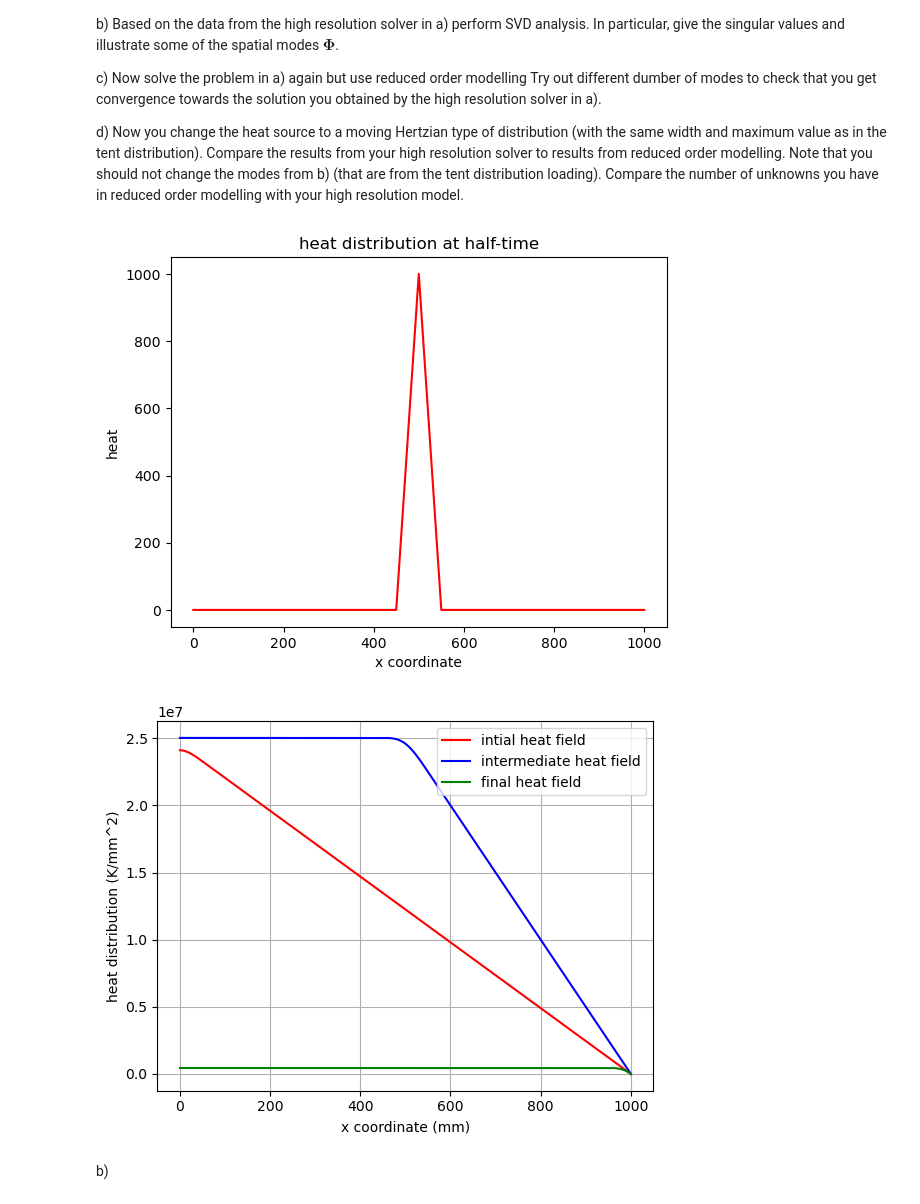
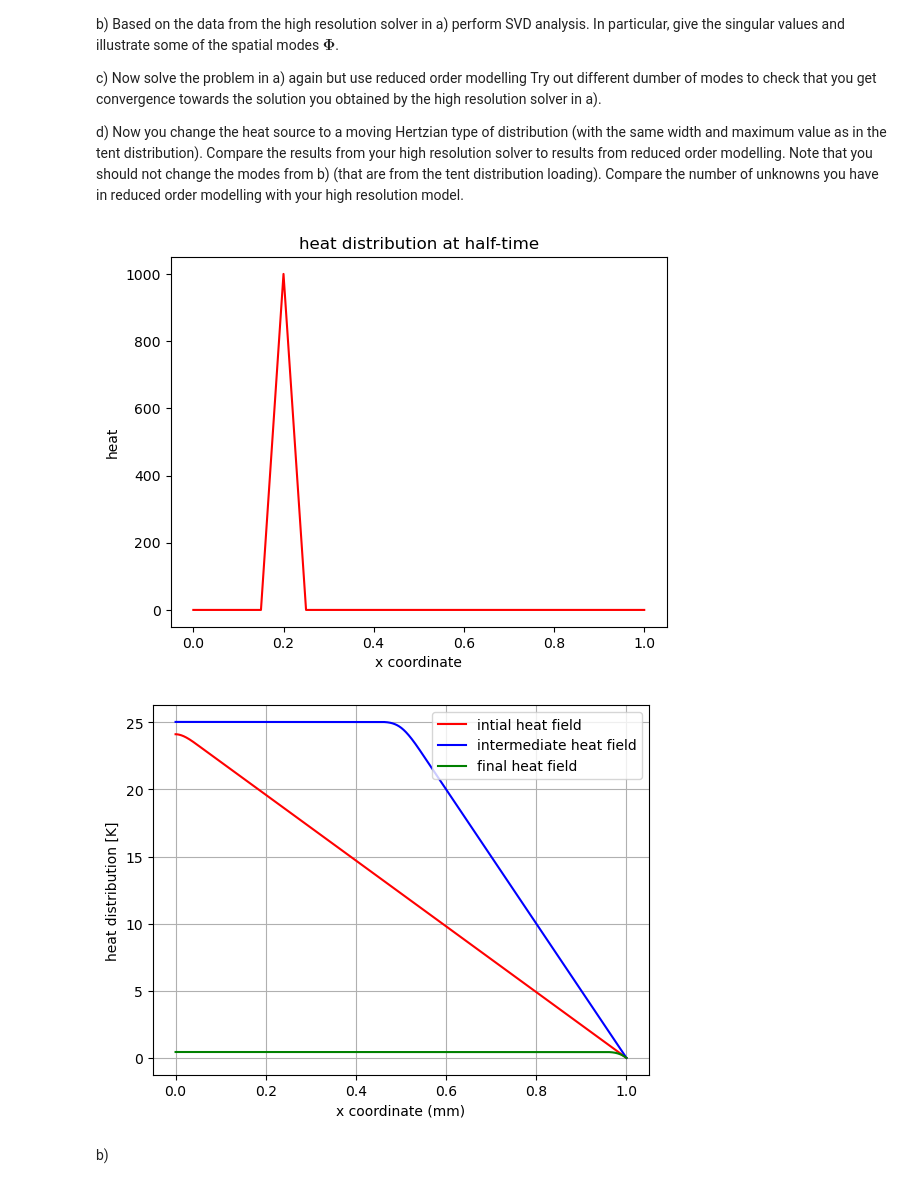
Before and after one commit to Willepq/IMS135, a Jupyter notebook: Assignments/ASS1.ipynb, the cells around one changed output. Cells and saved outputs as stored; diff of their text form; code cells hidden in the pictures.

```diff
--- a/Assignments/ASS1.ipynb
+++ b/Assignments/ASS1.ipynb
@@ -28,7 +28,7 @@ import matplotlib.pyplot as plt
 # Set up the problem
 
 # Properties
-L=1000      # [mm]
+L=1      # [mm]
 Exk=1000.   # [K/m^2]
 tend=1000   # [s]
 Kx_max=1000    # [K/m^2]
@@ -74,7 +74,7 @@ velocity=L/tend #assume that the load travels the full length
 body_width=L/20
 
 #plot a figure how the temperature load looks like at half-time
-heat_distribution=tent_distribution(Ex, body_width, Kx_max, velocity, tend/2)
+heat_distribution=tent_distribution(Ex, body_width, Kx_max, velocity, tend/5)
 plt.plot(Ex,heat_distribution, 'r', label='intial temperature field')
 plt.xlabel('x coordinate')
 plt.ylabel('heat')
@@ -93,7 +93,7 @@ A[0, 0] = -1  # since du/dx=0 at x=0
 
 A=A/(dx**2)
 # %% [output]
-[figure, old version]
+[figure, new version]
 # %%
 from scipy.sparse import csr_matrix
 from scipy.sparse.linalg import spsolve
@@ -112,14 +112,14 @@ for i in range(ntime):
 # %%
 plt.plot(Ex,a_hist[:,0], 'r', label='intial heat field')
 plt.plot(Ex,a_hist[:,round(ntime/2)], 'b', label='intermediate heat field')
 plt.plot(Ex,a_hist[:,-1], 'g', label='final heat field')
 plt.xlabel('x coordinate (mm)')  # Label for the x-axis
-plt.ylabel('heat distribution (K/mm^2)')  # Label for the y-axis
+plt.ylabel('heat distribution [K]')  # Label for the y-axis
 plt.legend()
 plt.grid()
 plt.show()
 # %% [output]
-[figure, old version]
+[figure, new version]
 # %% [markdown]
 b)
 # %%
```
Also changed, not shown: parts of 3 cells of this notebook.
